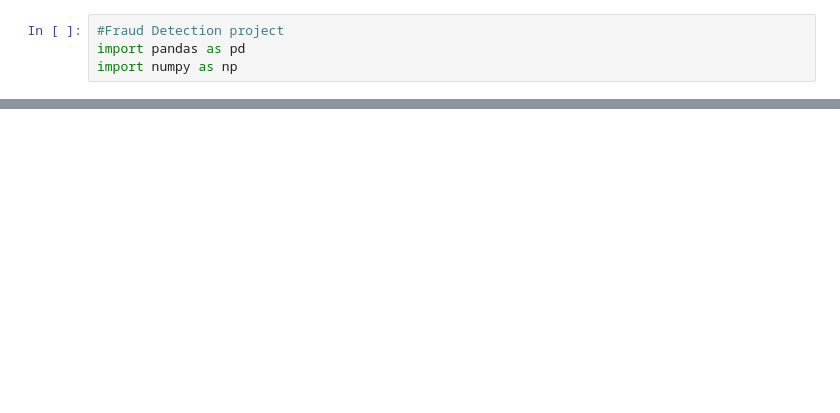
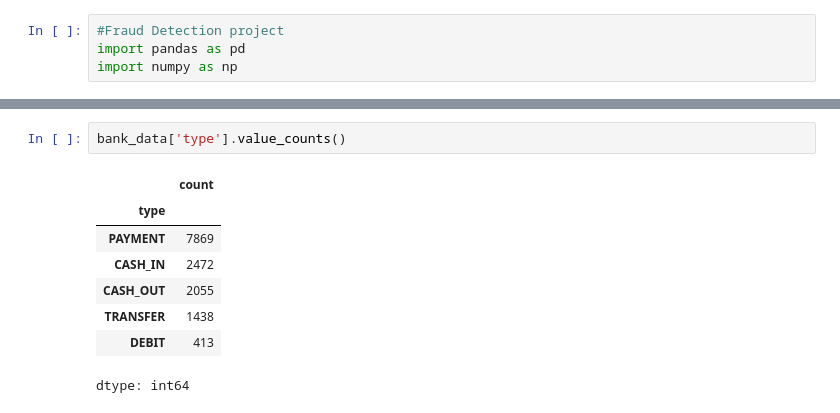
Before and after one commit to AliaF123/Fraud_Detection, a Jupyter notebook: Fraud_Detection.ipynb, the cells around one changed output, grey strips where cells are left out. Drawn from its saved outputs; the diff is of its cells as text; blank space fills up the shorter version.

```diff
--- a/Fraud_Detection.ipynb
+++ b/Fraud_Detection.ipynb
@@ -30,0 +60,11 @@ bank_data.head(12)
+# %%
+bank_data['type'].value_counts()
+# %% [output]
+|  | count |
+| type |  |
+| PAYMENT | 7869 |
+| CASH_IN | 2472 |
+| CASH_OUT | 2055 |
+| TRANSFER | 1438 |
+| DEBIT | 413 |
+dtype: int64
```
Also changed, not shown: parts of 8 cells of this notebook.
